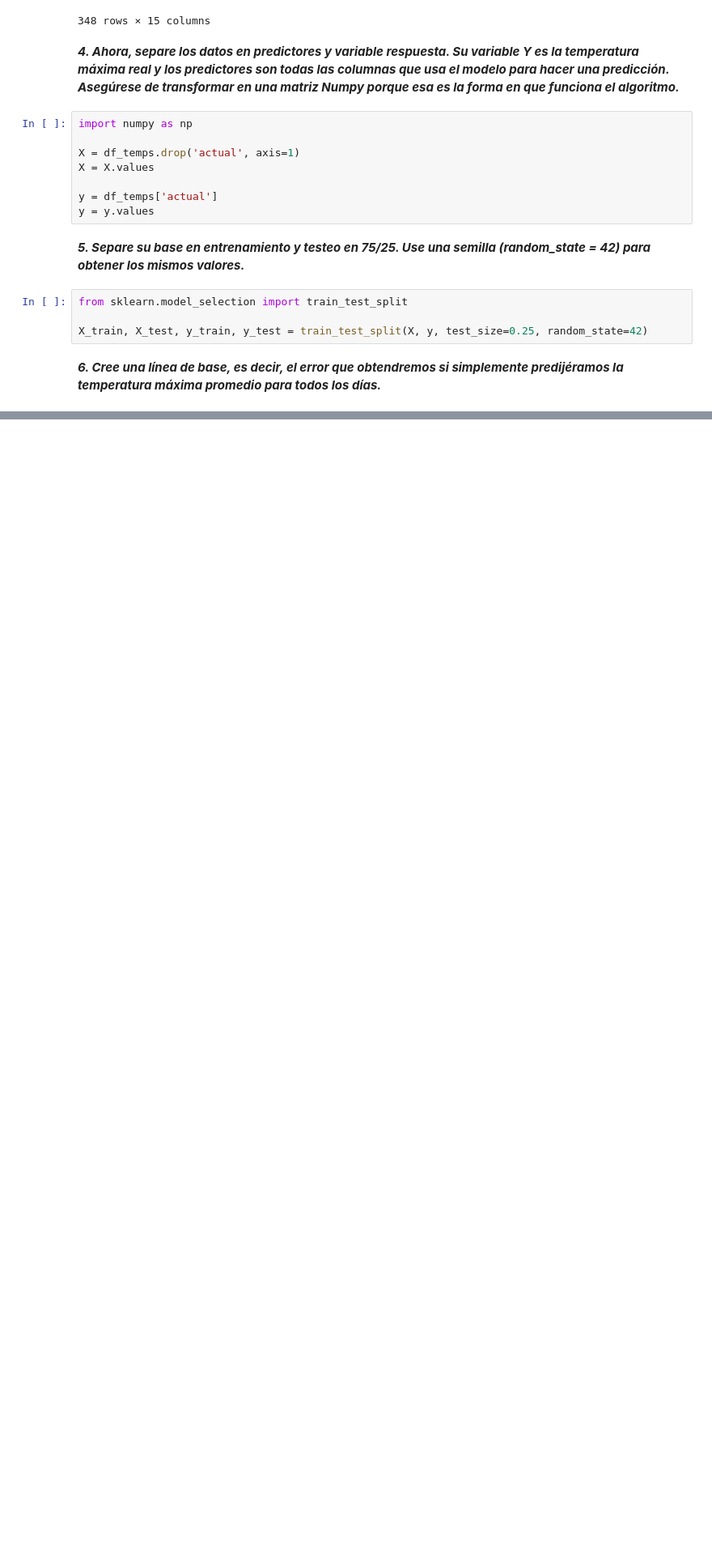
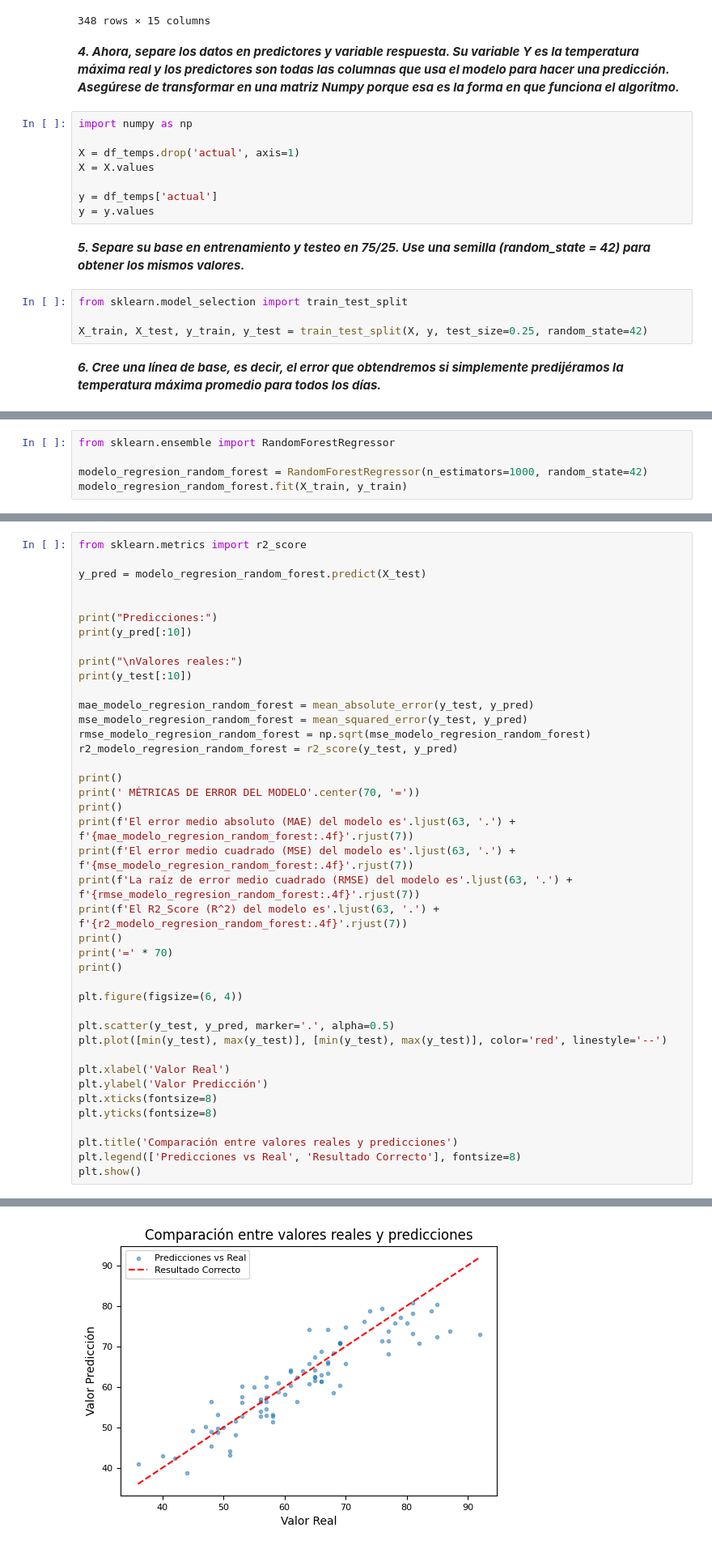
Before and after one commit to fidebravo/Modulo5, a Jupyter notebook: Modulo5_Actividad6.ipynb, the cells around one changed output, grey strips where cells are left out. Shown: that part at 81% size. Saved outputs shown, nothing was run; the diff lists cells and outputs as text; blank space fills up the shorter version.

```diff
--- a/Modulo5_Actividad6.ipynb
+++ b/Modulo5_Actividad6.ipynb
@@ -180,0 +198,5 @@ temperatura_maz_promedio
+# %%
+from sklearn.ensemble import RandomForestRegressor
+
+modelo_regresion_random_forest = RandomForestRegressor(n_estimators=1000, random_state=42)
+modelo_regresion_random_forest.fit(X_train, y_train)
@@ -180,0 +209,42 @@ temperatura_maz_promedio
+# %%
+from sklearn.metrics import r2_score
+
+y_pred = modelo_regresion_random_forest.predict(X_test)
+
+
+print("Predicciones:")
+print(y_pred[:10])
+
+print("\nValores reales:")
+print(y_test[:10])
+
+mae_modelo_regresion_random_forest = mean_absolute_error(y_test, y_pred)
+mse_modelo_regresion_random_forest = mean_squared_error(y_test, y_pred)
+rmse_modelo_regresion_random_forest = np.sqrt(mse_modelo_regresion_random_forest)
+r2_modelo_regresion_random_forest = r2_score(y_test, y_pred)
+
+print()
+print(' MÉTRICAS DE ERROR DEL MODELO'.center(70, '='))
+print()
+print(f'El error medio absoluto (MAE) del modelo es'.ljust(63, '.') +  f'{mae_modelo_regresion_random_forest:.4f}'.rjust(7))
+print(f'El error medio cuadrado (MSE) del modelo es'.ljust(63, '.') +  f'{mse_modelo_regresion_random_forest:.4f}'.rjust(7))
+print(f'La raíz de error medio cuadrado (RMSE) del modelo es'.ljust(63, '.') +  f'{rmse_modelo_regresion_random_forest:.4f}'.rjust(7))
+print(f'El R2_Score (R^2) del modelo es'.ljust(63, '.') +  f'{r2_modelo_regresion_random_forest:.4f}'.rjust(7))
+print()
+print('=' * 70)
+print()
+
+plt.figure(figsize=(6, 4))
+
+plt.scatter(y_test, y_pred, marker='.', alpha=0.5)
+plt.plot([min(y_test), max(y_test)], [min(y_test), max(y_test)], color='red', linestyle='--')
+
+plt.xlabel('Valor Real')
+plt.ylabel('Valor Predicción')
+plt.xticks(fontsize=8)
+plt.yticks(fontsize=8)
+
+plt.title('Comparación entre valores reales y predicciones')
+plt.legend(['Predicciones vs Real', 'Resultado Correcto'], fontsize=8)
+plt.show()
+# %% [output]
@@ -180,0 +265 @@ temperatura_maz_promedio
+[figure, added]
```
Also changed, not shown: parts of 9 cells of this notebook.
